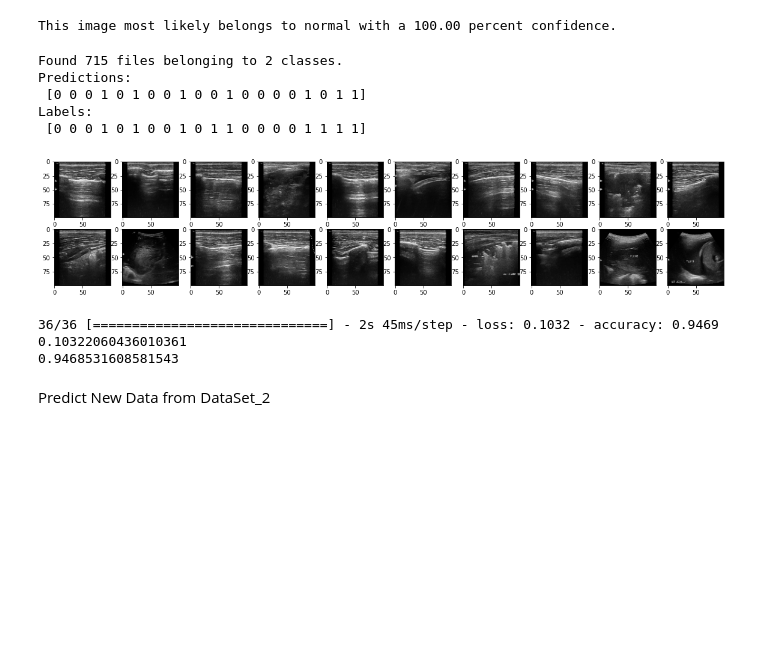
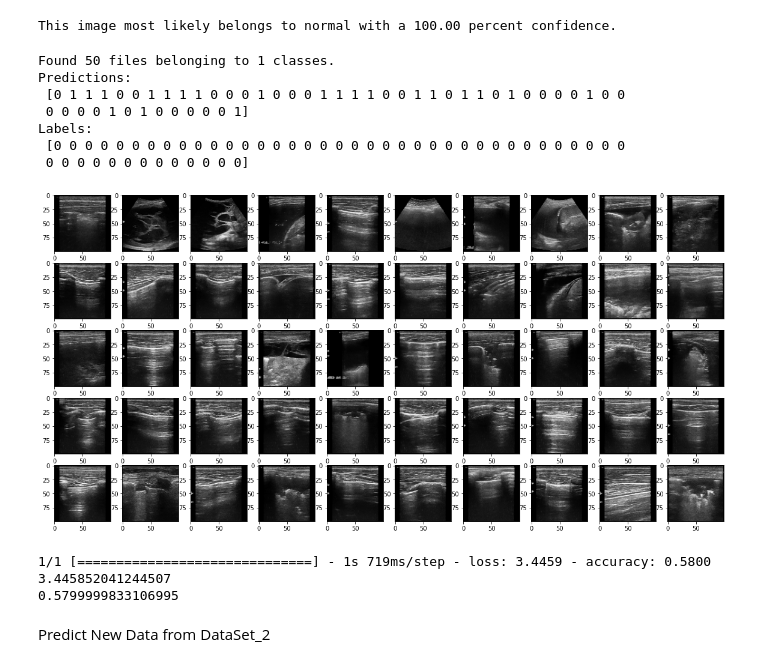
Before and after one commit to joshuabusinge/deeplearning_chestopacity, a Jupyter notebook: ChestOpacity.ipynb, the cells around one changed output. Drawn from its saved outputs; the diff is of its cells as text; code cells hidden in the pictures; blank space fills up the shorter version.

```diff
--- a/ChestOpacity.ipynb
+++ b/ChestOpacity.ipynb
@@ -335,39 +335,41 @@ print(
 # %% [output]
 This image most likely belongs to normal with a 100.00 percent confidence.
 # %%
-dataset_1 = "/content/drive/MyDrive/MASTERS DEGREE/Makerere Unversity/SEM 2/Deep Learning/dataset1"
-test_ds = tf.keras.utils.image_dataset_from_directory(dataset_1, image_size=(100, 100), batch_size=20)
+dataset_1 = "/content/drive/MyDrive/MASTERS DEGREE/Makerere Unversity/SEM 2/Deep Learning/unknown_images"
+test_ds = tf.keras.utils.image_dataset_from_directory(dataset_1, image_size=(100, 100), batch_size=50)
 
 # Retrieve a batch of images from the test set
 image_batch, label_batch = test_ds.as_numpy_iterator().next()
 predictions = model.predict_on_batch(image_batch)
 
 # Apply a sigmoid since our model returns logits
 predictions = tf.math.argmax(predictions,1)
 #predictions = tf.where(predictions < 0.5, 0, 1)
 
 print('Predictions:\n', predictions.numpy())
 print('Labels:\n', label_batch)
 
 plt.figure(figsize=(20, 10))
-for i in range(20):
+for i in range(50):
   ax = plt.subplot(5, 10, i + 1)
   plt.imshow(image_batch[i].astype("uint8"))
 # %% [output]
-Found 715 files belonging to 2 classes.
+Found 50 files belonging to 1 classes.
 Predictions:
- [0 0 0 1 0 1 0 0 1 0 0 1 0 0 0 0 1 0 1 1]
+ [0 1 1 1 0 0 1 1 1 1 0 0 0 1 0 0 0 1 1 1 1 0 0 1 1 0 1 1 0 1 0 0 0 0 1 0 0
+ 0 0 0 0 1 0 1 0 0 0 0 0 1]
 Labels:
- [0 0 0 1 0 1 0 0 1 0 1 1 0 0 0 0 1 1 1 1]
+ [0 0 0 0 0 0 0 0 0 0 0 0 0 0 0 0 0 0 0 0 0 0 0 0 0 0 0 0 0 0 0 0 0 0 0 0 0
+ 0 0 0 0 0 0 0 0 0 0 0 0 0]
-[figure, old version]
+[figure, new version]
 # %%
 test_loss,test_acc = model.evaluate(test_ds)
 print(test_loss)
 print(test_acc)
 # %% [output]
-36/36 [==============================] - 2s 45ms/step - loss: 0.1032 - accuracy: 0.9469
-0.10322060436010361
-0.9468531608581543
+1/1 [==============================] - 1s 719ms/step - loss: 3.4459 - accuracy: 0.5800
+3.445852041244507
+0.5799999833106995
 # %% [markdown]
 Predict New Data from DataSet_2
 # %%
```
Also changed, not shown: parts of 12 cells of this notebook.
